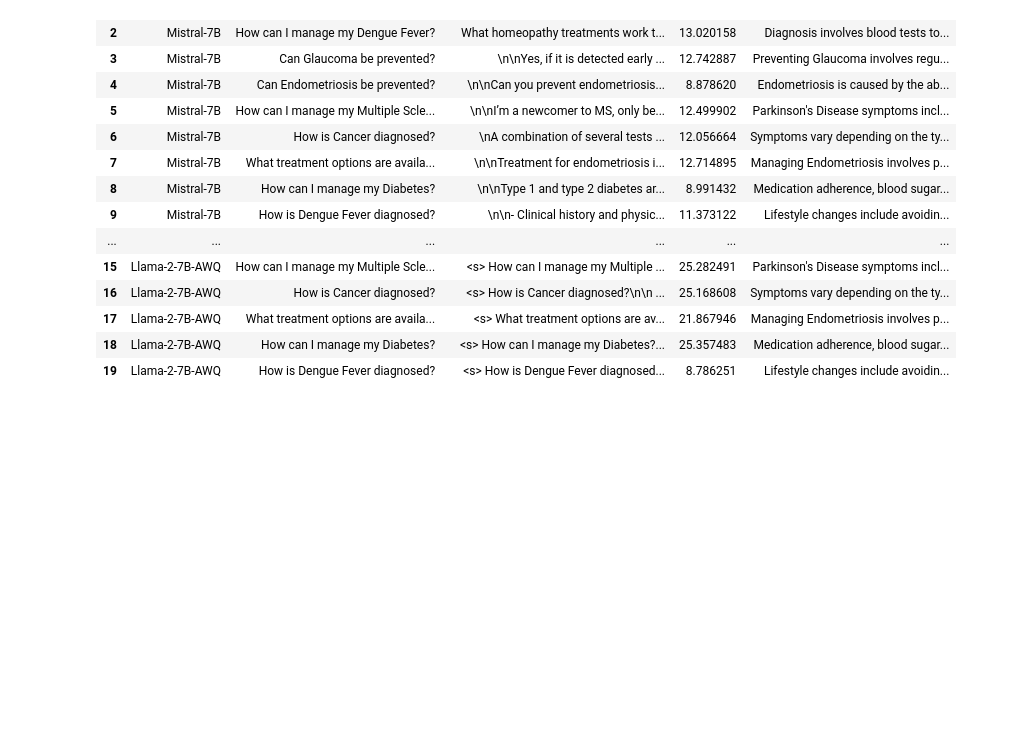
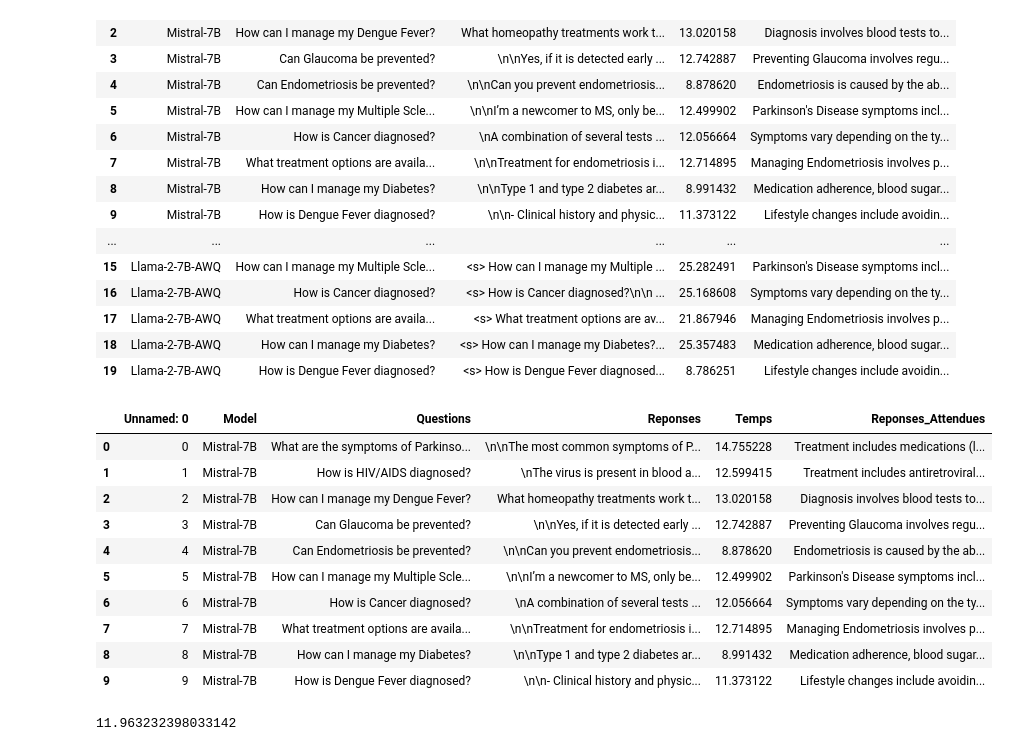
Before and after one commit to Aida73/Hephia-Project-Group3, a Jupyter notebook: TestLLM/llamaMistral/LLM_Projet_Trans_TestModels.ipynb, the cells around one changed output. Cells and saved outputs as stored; diff of their text form; code cells hidden in the pictures; blank space fills up the shorter version.

```diff
--- a/TestLLM/llamaMistral/LLM_Projet_Trans_TestModels.ipynb
+++ b/TestLLM/llamaMistral/LLM_Projet_Trans_TestModels.ipynb
@@ -167,0 +164,20 @@ df.to_csv('llamaMistralResults.csv')
+# %%
+df = pd.read_csv("../data/llamaMistralResults.csv")
+df = df.loc[df['Model']=='Mistral-7B']
+df
+# %% [output]
+|  | Unnamed: 0 | Model | Questions | Reponses | Temps | Reponses_Attendues |
+| 0 | 0 | Mistral-7B | What are the symptoms of Parkinso... | \n\nThe most common symptoms of P... | 14.755228 | Treatment includes medications (l... |
+| 1 | 1 | Mistral-7B | How is HIV/AIDS diagnosed? | \nThe virus is present in blood a... | 12.599415 | Treatment includes antiretroviral... |
+| 2 | 2 | Mistral-7B | How can I manage my Dengue Fever? | What homeopathy treatments work t... | 13.020158 | Diagnosis involves blood tests to... |
+| 3 | 3 | Mistral-7B | Can Glaucoma be prevented? | \n\nYes, if it is detected early ... | 12.742887 | Preventing Glaucoma involves regu... |
+| 4 | 4 | Mistral-7B | Can Endometriosis be prevented? | \n\nCan you prevent endometriosis... | 8.878620 | Endometriosis is caused by the ab... |
+| 5 | 5 | Mistral-7B | How can I manage my Multiple Scle... | \n\nI’m a newcomer to MS, only be... | 12.499902 | Parkinson's Disease symptoms incl... |
+| 6 | 6 | Mistral-7B | How is Cancer diagnosed? | \nA combination of several tests ... | 12.056664 | Symptoms vary depending on the ty... |
+| 7 | 7 | Mistral-7B | What treatment options are availa... | \n\nTreatment for endometriosis i... | 12.714895 | Managing Endometriosis involves p... |
+| 8 | 8 | Mistral-7B | How can I manage my Diabetes? | \n\nType 1 and type 2 diabetes ar... | 8.991432 | Medication adherence, blood sugar... |
+| 9 | 9 | Mistral-7B | How is Dengue Fever diagnosed? | \n\n- Clinical history and physic... | 11.373122 | Lifestyle changes include avoidin... |
+# %%
+df['Temps'].mean()
+# %% [output]
+11.963232398033142
```
Also changed, not shown: parts of 8 cells of this notebook, 23 other files.
